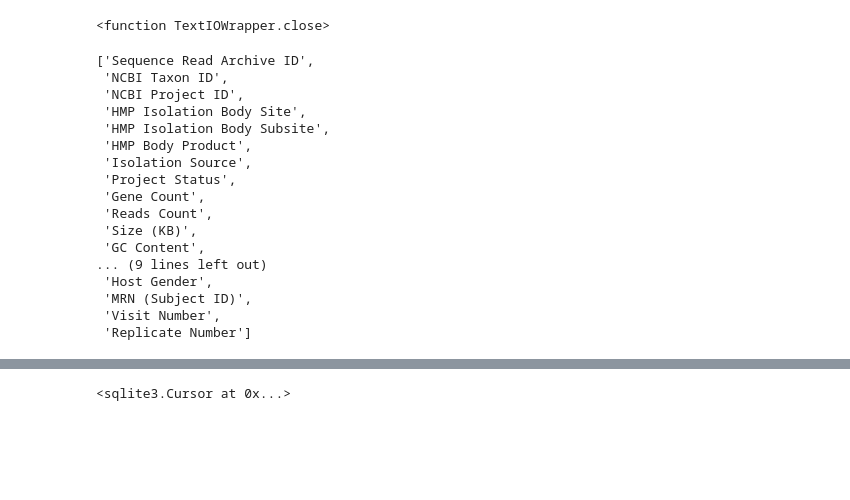
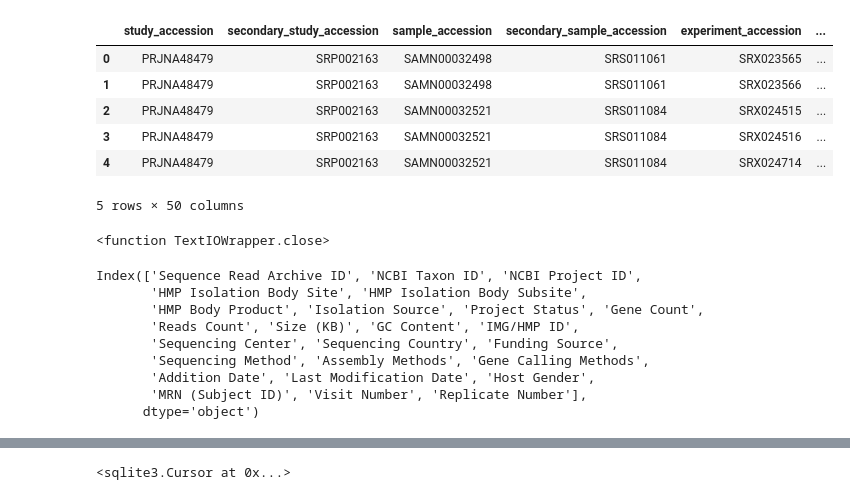
Before and after one commit to surh/micropopgen, a Jupyter notebook: hmp_metadata/create_database.ipynb, the cells around one changed output, grey strips where cells are left out. Saved outputs shown, nothing was run; the diff lists cells and outputs as text; code cells hidden in the pictures; blank space fills up the shorter version.

```diff
--- a/hmp_metadata/create_database.ipynb
+++ b/hmp_metadata/create_database.ipynb
@@ -9 +23,13 @@ runs_file = '/home/sur/micropopgen/data/HMP/2017-07-17.all_runs/all_runs.txt'
+# %%
+# Read run metadata
+runs = pd.read_csv(runs_file,sep='\t')
+runs.head()
+# %% [output]
+|  | study_accession | secondary_study_accession | sample_accession | secondary_sample_accession | experiment_accession | ... |
+| 0 | PRJNA48479 | SRP002163 | SAMN00032498 | SRS011061 | SRX023565 | ... |
+| 1 | PRJNA48479 | SRP002163 | SAMN00032498 | SRS011061 | SRX023566 | ... |
+| 2 | PRJNA48479 | SRP002163 | SAMN00032521 | SRS011084 | SRX024515 | ... |
+| 3 | PRJNA48479 | SRP002163 | SAMN00032521 | SRS011084 | SRX024516 | ... |
+| 4 | PRJNA48479 | SRP002163 | SAMN00032521 | SRS011084 | SRX024714 | ... |
+5 rows × 50 columns
 # %%
@@ -23,22 +49,14 @@ fh.close
 # %% [output]
 <function TextIOWrapper.close>
-# %%
-header
-# %% [output]
-['Sequence Read Archive ID',
- 'NCBI Taxon ID',
- 'NCBI Project ID',
- 'HMP Isolation Body Site',
- 'HMP Isolation Body Subsite',
- 'HMP Body Product',
- 'Isolation Source',
- 'Project Status',
- 'Gene Count',
- 'Reads Count',
- 'Size (KB)',
- 'GC Content',
-... (9 lines left out)
- 'Host Gender',
- 'MRN (Subject ID)',
- 'Visit Number',
- 'Replicate Number']
+# %%
+samples.columns
+# %% [output]
+Index(['Sequence Read Archive ID', 'NCBI Taxon ID', 'NCBI Project ID',
+       'HMP Isolation Body Site', 'HMP Isolation Body Subsite',
+       'HMP Body Product', 'Isolation Source', 'Project Status', 'Gene Count',
+       'Reads Count', 'Size (KB)', 'GC Content', 'IMG/HMP ID',
+       'Sequencing Center', 'Sequencing Country', 'Funding Source',
+       'Sequencing Method', 'Assembly Methods', 'Gene Calling Methods',
+       'Addition Date', 'Last Modification Date', 'Host Gender',
+       'MRN (Subject ID)', 'Visit Number', 'Replicate Number'],
+      dtype='object')
```
Also changed, not shown: parts of 14 cells of this notebook.
